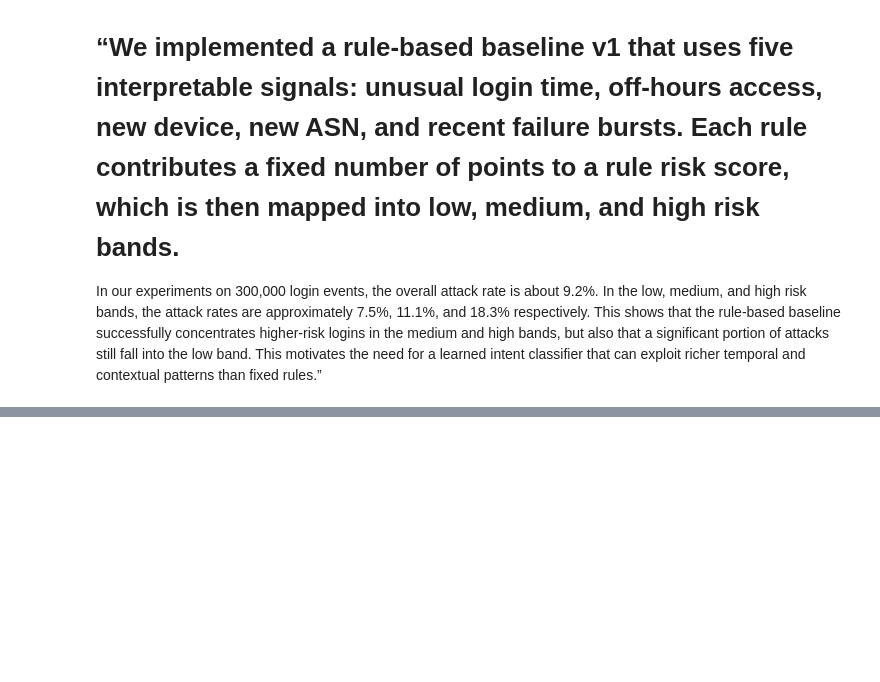
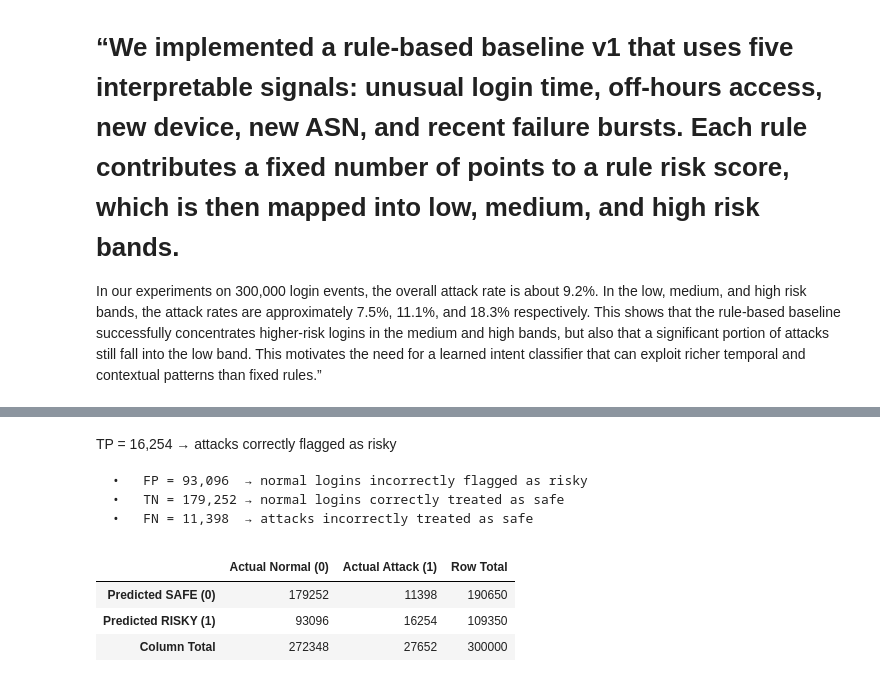
Before and after one commit to madhvesh23/Intent-Classification-ML-Project-, a Jupyter notebook: notebooks/02_rule_baseline.ipynb, the cells around one changed output, grey strips where cells are left out. Saved outputs shown, nothing was run; the diff lists cells and outputs as text; code cells hidden in the pictures; blank space fills up the shorter version.

```diff
--- a/notebooks/02_rule_baseline.ipynb
+++ b/notebooks/02_rule_baseline.ipynb
@@ -349,0 +1007,24 @@ In our experiments on 300,000 login events, the overall attack rate is about 9.2
+# %% [markdown]
+TP = 16,254  → attacks correctly flagged as risky
+
+	•	FP = 93,096  → normal logins incorrectly flagged as risky
+	•	TN = 179,252 → normal logins correctly treated as safe
+	•	FN = 11,398  → attacks incorrectly treated as safe
+# %%
+confusion_matrix_df = pd.DataFrame(
+    {
+        "Actual Normal (0)": [TN, FP],
+        "Actual Attack (1)": [FN, TP],
+    },
+    index=["Predicted SAFE (0)", "Predicted RISKY (1)"],
+)
+
+confusion_matrix_df["Row Total"] = confusion_matrix_df.sum(axis=1)
+confusion_matrix_df.loc["Column Total"] = confusion_matrix_df.sum(axis=0)
+
+confusion_matrix_df
+# %% [output]
+|  | Actual Normal (0) | Actual Attack (1) | Row Total |
+| Predicted SAFE (0) | 179252 | 11398 | 190650 |
+| Predicted RISKY (1) | 93096 | 16254 | 109350 |
+| Column Total | 272348 | 27652 | 300000 |
```
Also changed, not shown: parts of 34 cells of this notebook.
